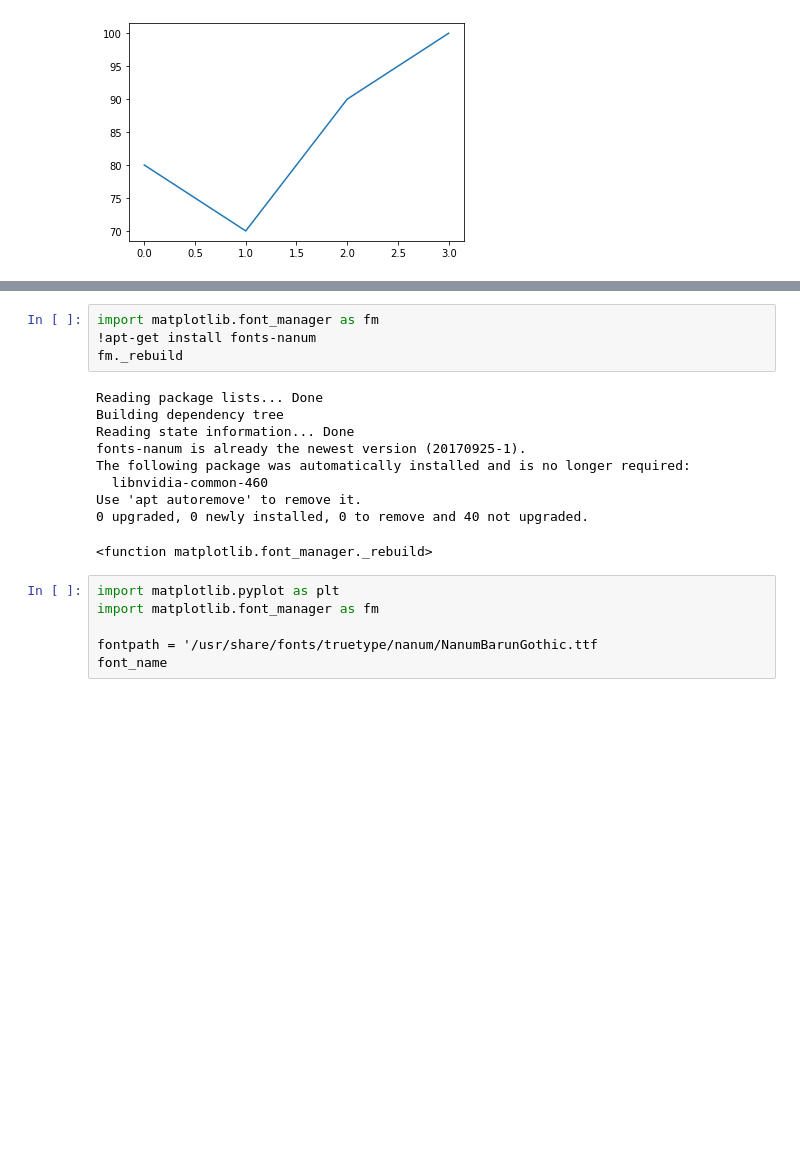
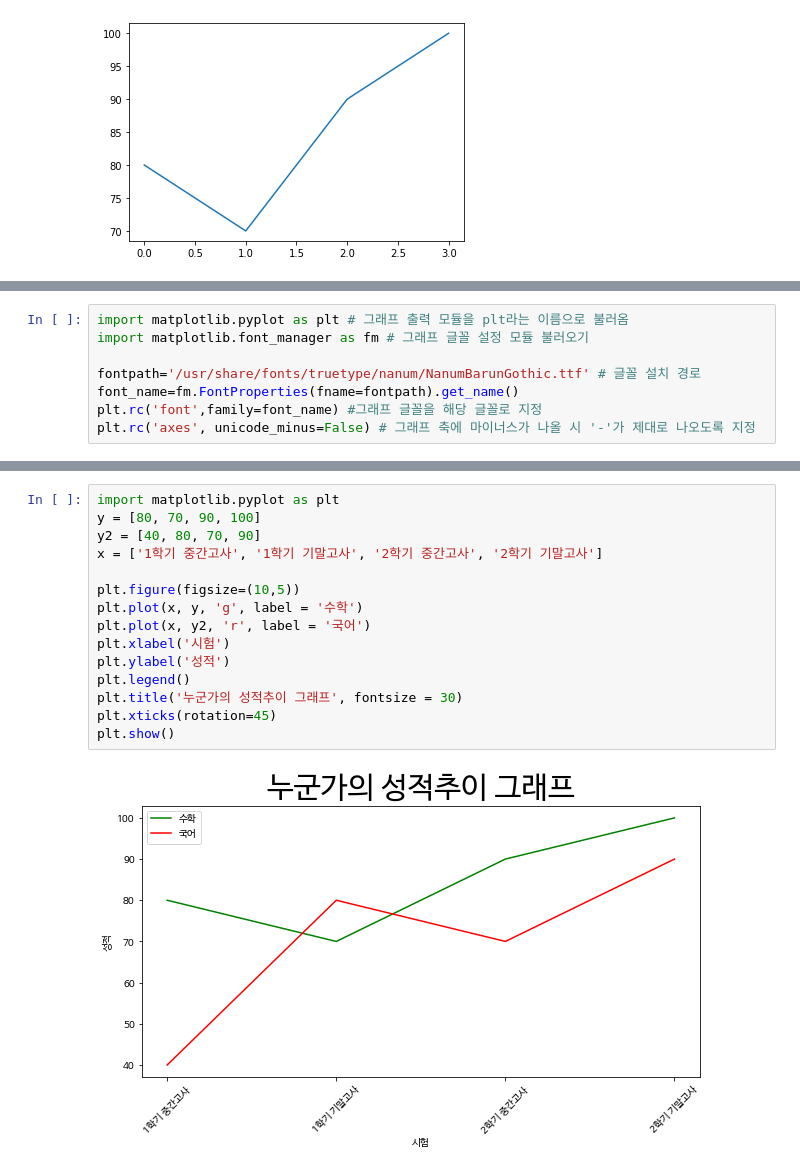
Before and after one commit to urous3814/Sorabol-SharingCamp, a Jupyter notebook: 08/30_colab.ipynb, the cells around one changed output, grey strips where cells are left out. Drawn from its saved outputs; the diff is of its cells as text; blank space fills up the shorter version.

```diff
--- a/08/30_colab.ipynb
+++ b/08/30_colab.ipynb
@@ -176,3 +189,11 @@ plt.show()
+# %%
+import matplotlib.pyplot as plt # 그래프 출력 모듈을 plt라는 이름으로 불러옴
+import matplotlib.font_manager as fm # 그래프 글꼴 설정 모듈 불러오기
+
+fontpath='/usr/share/fonts/truetype/nanum/NanumBarunGothic.ttf' # 글꼴 설치 경로
+font_name=fm.FontProperties(fname=fontpath).get_name()
+plt.rc('font',family=font_name) #그래프 글꼴을 해당 글꼴로 지정
+plt.rc('axes', unicode_minus=False) # 그래프 축에 마이너스가 나올 시 '-'가 제대로 나오도록 지정
 # %%
 import matplotlib.pyplot as plt
 y = [80, 70, 90, 100]
@@ -184,20 +203,17 @@ plt.show()
-# %%
-import matplotlib.font_manager as fm
-!apt-get install fonts-nanum
-fm._rebuild
-# %% [output]
-Reading package lists... Done
-Building dependency tree
-Reading state information... Done
-fonts-nanum is already the newest version (20170925-1).
-The following package was automatically installed and is no longer required:
-  libnvidia-common-460
-Use 'apt autoremove' to remove it.
-0 upgraded, 0 newly installed, 0 to remove and 40 not upgraded.
-<function matplotlib.font_manager._rebuild>
-# %%
-import matplotlib.pyplot as plt
-import matplotlib.font_manager as fm
-
-fontpath = '/usr/share/fonts/truetype/nanum/NanumBarunGothic.ttf
-font_name
+# %%
+import matplotlib.pyplot as plt
+y = [80, 70, 90, 100]
+y2 = [40, 80, 70, 90]
+x = ['1학기 중간고사', '1학기 기말고사', '2학기 중간고사', '2학기 기말고사']
+
+plt.figure(figsize=(10,5))
+plt.plot(x, y, 'g', label = '수학')
+plt.plot(x, y2, 'r', label = '국어')
+plt.xlabel('시험')
+plt.ylabel('성적')
+plt.legend()
+plt.title('누군가의 성적추이 그래프', fontsize = 30)
+plt.xticks(rotation=45)
+plt.show()
+# %% [output]
+[figure, added]
```
Also changed, not shown: parts of 2 cells of this notebook.
